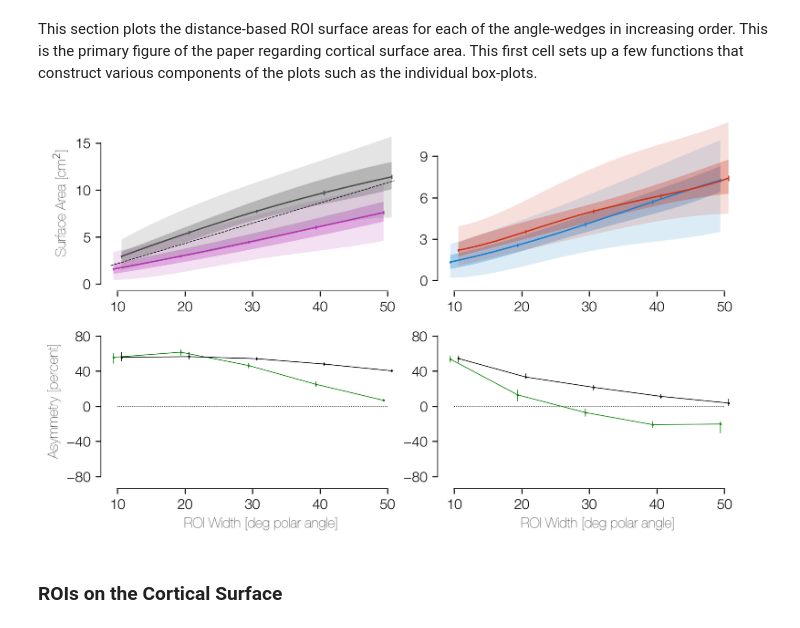
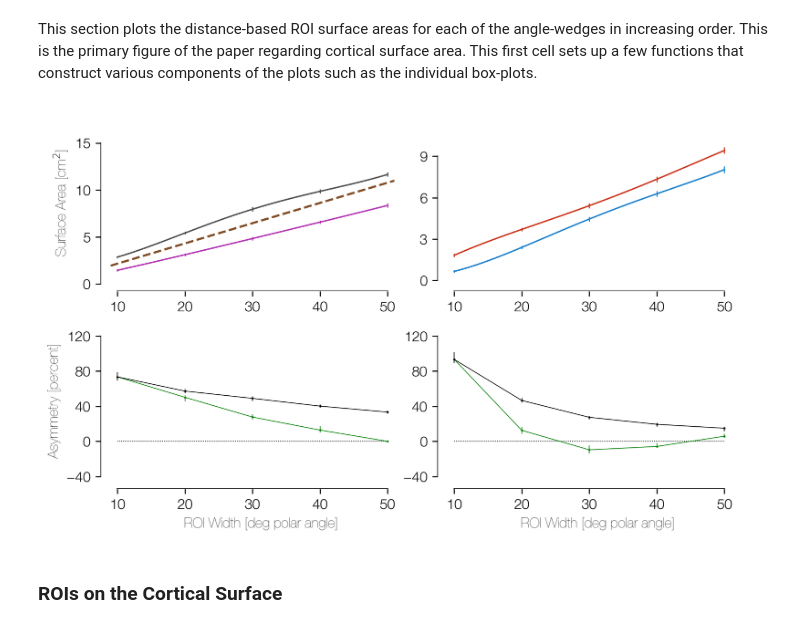
Before and after one commit to noahbenson/performance-fields, a Jupyter notebook: notebooks/performance-fields.ipynb, the cells around one changed output. Cells and saved outputs as stored; diff of their text form; code cells hidden in the pictures.

```diff
--- a/notebooks/performance-fields.ipynb
+++ b/notebooks/performance-fields.ipynb
@@ -266,7 +297,7 @@ def DROI_cortex_plot(sid, h, para, rois=None, surface='very_inflated', figure=No
 
 This function can be used to generage box-plots with whiskers that represent the surface area data.
 # %%
-def DROI_box_plot(x, ys, color, ax, scale=0.01, boxwidth=1,
+def DROI_box_plot(x, ys, color, ax, scale=0.01, boxwidth=1, lc='-',
                   bootstraps=1000, zorder=1, boxes=True, ci=68):
     '''
     Given x value, y values, a color, and an axes object, makes a box plot
@@ -285,13 +316,13 @@ def DROI_box_plot(x, ys, color, ax, scale=0.01, boxwidth=1,
     y = ypctls
     clr = np.array(colors[color] if pimms.is_str(color) else color)
     if boxes:
-        ps = ax.plot([x,x], y[[0,-1]], 'k-', lw=0.5)
+        ps = ax.plot([x,x], y[[0,-1]], 'k'+lc, lw=0.5)
         for p in ps: p.set_zorder(-zorder)
         rect = plt.Rectangle([x-boxhwidth, y[1]], boxwidth, (y[3]-y[1]),
                              fill=True, edgecolor=clr, linewidth=0.75,
                              facecolor=(1 - 0.5*(1 - clr)), zorder=zorder)
         ax.add_patch(rect)
-        ps1 = ax.plot([x-boxhwidth, x+boxhwidth], [y[2], y[2]], '-', lw=0.75, c=clr)
+        ps1 = ax.plot([x-boxhwidth, x+boxhwidth], [y[2], y[2]], lc, lw=0.75, c=clr)
         for p in ps1: p.set_zorder(zorder + 1)
     ps2 = ax.plot([x, x], [y[2]-mdsem, y[2]+mdsem], '-', lw=0.75, c=clr)
     for p in ps2: p.set_zorder(zorder + 1)
@@ -363,7 +395,7 @@ def DROI_quant_plot(para, axes=None, dx=0, zorder=1, cumulative=True, ci=68,
 The `DROI_diff_plot` function is used to plot asymmetries on a set of axes, much like with the two functions above.
 # %%
 def DROI_diff_plot(para1, para2, axes=None, dx=0, zorder=1,
-                   color=None, angles=None, cumulative=False,
+                   color=None, angles=None, cumulative=False, lc='-',
                    bootstraps=1000, ci=68, quant='surface_area_mm2'):
     '''
     DROI_diff_plot() can be used to produce a line-plot with error bards of the
@@ -405,7 +437,7 @@ def DROI_diff_plot(para1, para2, axes=None, dx=0, zorder=1,
         ax.plot([x, x], [yl, yu], '-', c=color, lw=0.5)
         ax.plot(x, y, '.', c=color, ms=1)
         yln.append(y)
-    ax.plot(angles+dx, yln, '-', color=color, lw=0.5)
+    ax.plot(angles+dx, yln, lc, color=color, lw=0.5)
     return ax
 # %% [markdown]
 ---
@@ -575,7 +747,8 @@ def heritability(mzmtx, dzmtx, bootstraps=None, confidence=95, method='falconer'
 The novel dataset of surface area measurements.
 # %%
 # We grab thisi dataset from neuropythy, which manages it.
-data = ny.data['visual_performance_fields']
+#data = ny.data['visual_performance_fields']
+data = ny.data['vpf']
 # %% [markdown]
 The behavioral data to which we compare. This is declared as a lazy-map; the advantage of this is that if the path has been declared as `None` (above), then this will not error out until you try to use it, and if you don't use it, it won't ever load the data.
 # %%
@@ -622,24 +850,30 @@ This section plots the distance-based ROI surface areas for each of the angle-we
 # %%
 paradigm_order = ['ventral','dorsal','vertical','horizontal']
 ylabel = r'Surface Area [cm$^2$]'
+shading = False
+#quants = ['white_surface_area_mm2', 'surface_area_mm2', 'pial_surface_area_mm2']
+#lcs = [':', '-', '-.']
+quants = ['surface_area_mm2']
+lcs = ['-']
 
 # Setup the figure.
 (fig,axs) = plt.subplots(2,2, figsize=(7, 4.33), dpi=72*4)
 fig.subplots_adjust(0.075,0.125,1,0.975,0.05,0.12)
 
 # Plot the various cumulative plots first.
-dx = 0.6
+dx = 0#.6
 tcum = True
-DROI_quant_plot('ventral',    axes=axs[0,1], dx=-dx, cumulative=tcum)
-DROI_quant_plot('dorsal',     axes=axs[0,1], dx=dx,  cumulative=tcum)
-DROI_quant_plot('vertical',   axes=axs[0,0], dx=-dx, cumulative=tcum)
-DROI_quant_plot('horizontal', axes=axs[0,0], dx=dx,  cumulative=tcum)
+for (quant,lc) in zip(quants, lcs):
+    DROI_quant_plot('ventral',    axes=axs[0,1], dx=-dx, cumulative=tcum, shading=shading, quant=quant, lc=lc)
+    DROI_quant_plot('dorsal',     axes=axs[0,1], dx=dx,  cumulative=tcum, shading=shading, quant=quant, lc=lc)
+    DROI_quant_plot('vertical',   axes=axs[0,0], dx=-dx, cumulative=tcum, shading=shading, quant=quant, lc=lc)
+    DROI_quant_plot('horizontal', axes=axs[0,0], dx=dx,  cumulative=tcum, shading=shading, quant=quant, lc=lc)
 
-# Now the rest.
-DROI_diff_plot('dorsal',     'ventral',  axes=axs[1,1], dx=-dx)
-DROI_diff_plot('horizontal', 'vertical', axes=axs[1,0], dx=-dx)
-DROI_diff_plot('dorsal',     'ventral',  axes=axs[1,1], cumulative=True, color=[0,0,0,1], dx=dx)
-DROI_diff_plot('horizontal', 'vertical', axes=axs[1,0], cumulative=True, color=[0,0,0,1], dx=dx)
+    # Now the rest.
+    DROI_diff_plot('dorsal',     'ventral',  axes=axs[1,1], dx=-dx, quant=quant, lc=lc)
+    DROI_diff_plot('horizontal', 'vertical', axes=axs[1,0], dx=-dx, quant=quant, lc=lc)
+    DROI_diff_plot('dorsal',     'ventral',  axes=axs[1,1], cumulative=True, color=[0,0,0,1], dx=dx, quant=quant, lc=lc)
+    DROI_diff_plot('horizontal', 'vertical', axes=axs[1,0], cumulative=True, color=[0,0,0,1], dx=dx, quant=quant, lc=lc)
 
 # Fix the limits and axes.
 (xmin0, xmax0) = (7.5, 55)
@@ -656,36 +890,37 @@ for (ax,ymax) in zip(axs[0], [15,9]):
     ymax0 = (ymax + 3)
     ax.set_xticks(data.roi_angles)
     ax.plot([xmin0,xmin0], [ymin,ymax], 'k-', lw=1)
     ax.plot([xmin,xmax], [ymin0,ymin0], 'k-', lw=1)
     ax.set_yticks([0,3,6,9] if ymax == 9 else [0,5,10,15])
     ax.set_ylim((ymin0, ymax0))
 axs[0,0].set_ylabel(ylabel)
 dy = [(ymax0 - ymax) / (ymax - ymin) * 0.5,
       (ymin0 - ymin) / (ymax - ymin)]
-(ymin, ymax) = (-80, 80)
+(ymin, ymax) = (-40, 120)
 (ymin0, ymax0) = (ymin + dy[1]*(ymax-ymin), ymax + dy[0]*(ymax-ymin))
 for ax in axs[1]:
     ax.set_xticks(data.roi_angles)
     ax.set_ylim((ymin0, ymax0))
     ax.set_xlabel('ROI Width [deg polar angle]')
     ax.plot([xmin0,xmin0], [ymin,ymax], 'k-', lw=1)
     ax.plot([xmin,xmax], [ymin0,ymin0], 'k-', lw=1)
-    ax.set_yticks([-80, -40, 0, 40, 80])
+    ax.set_yticks([-40, 0, 40, 80, 120])
     ps = ax.plot([xmin, xmax], [0,0], 'k:', lw=0.5)
     for p in ps: p.set_zorder(-2)
 axs[1,0].set_ylabel("Asymmetry [percent]")
 
 # Add Horton and Hoyt numbers.
 hh_m = 0.2157
 # (HH's equation, for 1-6° of eccen, predicts that the surface
 # area devoted to ± Q polar angle degrees =
 # ~(0.2157 cm^2/deg) (Q deg)
-axs[0,0].plot([9, 51], [9*hh_m, 51*hh_m], 'k--', lw=0.5)
+pp = axs[0,0].plot([9, 51], [9*hh_m, 51*hh_m], '--', color=[0.5,0.3,0.15], lw=1.5)
+for ppp in pp: ppp.set_zorder(-10)
 
 if figures_path is not None:
     flnm = os.path.join(figures_path, 'surface_areas.pdf')
     plt.savefig(flnm, dpi=72*8)
 # %% [output]
-[figure, old version]
+[figure, new version]
 # %% [markdown]
 ### ROIs on the Cortical Surface
```
Also changed, not shown: parts of 53 cells of this notebook, 1 other file.
